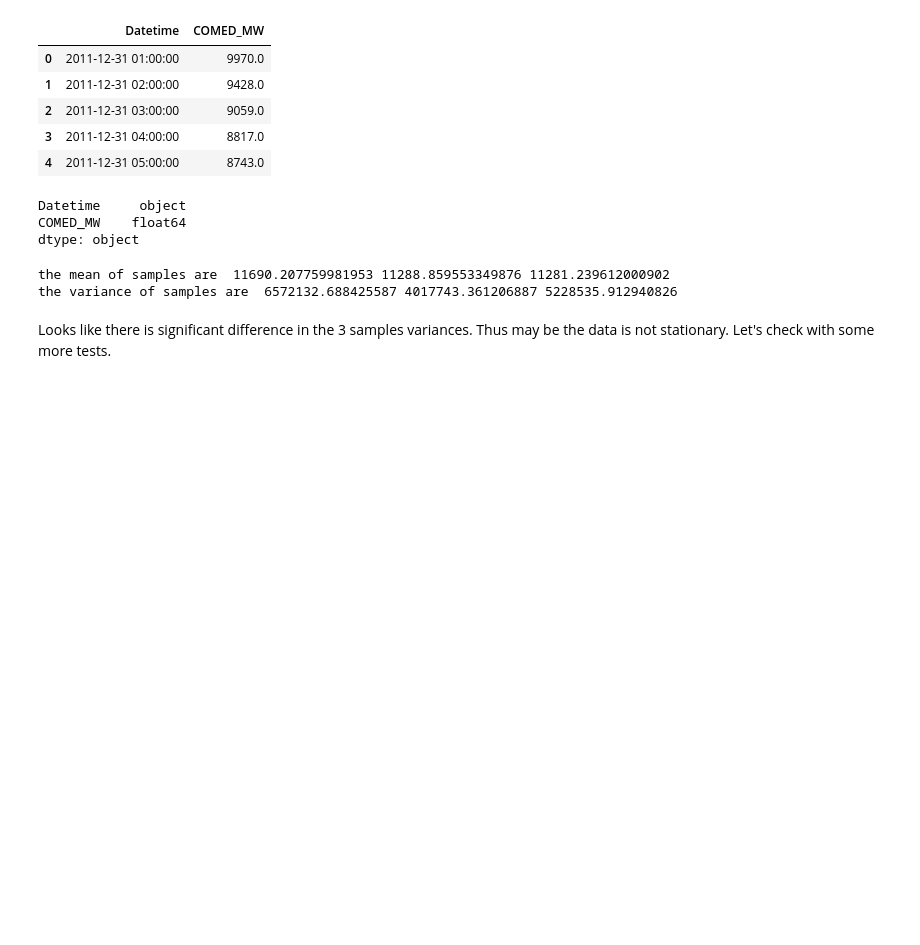
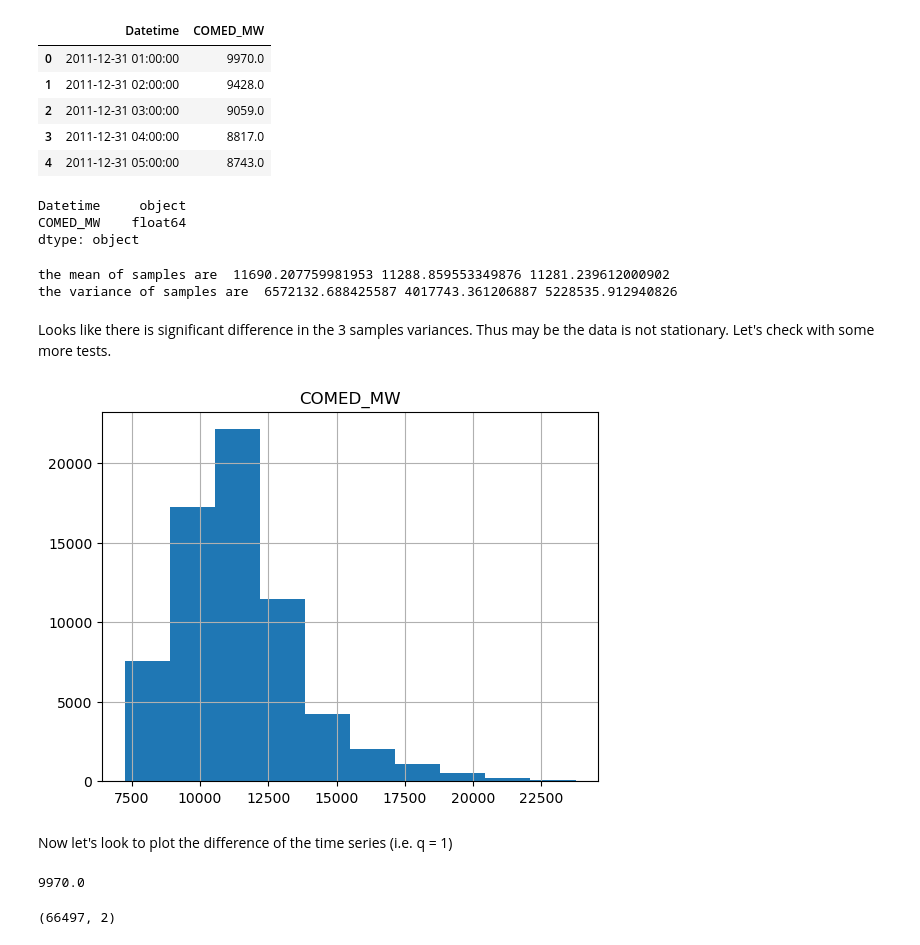
Before and after one commit to mariabaladuggimpudi/ml-practice, a Jupyter notebook: time_series/time_series_exploration.ipynb, the cells around one changed output. Saved outputs shown, nothing was run; the diff lists cells and outputs as text; code cells hidden in the pictures; blank space fills up the shorter version.

Commit message:
Did some visualization

```diff
--- a/time_series/time_series_exploration.ipynb
+++ b/time_series/time_series_exploration.ipynb
@@ -77,18 +77,36 @@ df_comed.dtypes
 Datetime     object
 COMED_MW    float64
 dtype: object
-# %%
-# Getting the length and taking the samle of the data to
-# calculate the mean and variance of sample data (This is the first way to check for stationarity)
-
-time_series_len = df_comed.shape[0]
-sample_legth = time_series_len // 3
-part_1, part_2, part_3 = df_comed['COMED_MW'][0:sample_legth], df_comed['COMED_MW'][(sample_legth):(2*sample_legth)], df_comed['COMED_MW'][(2*sample_legth):(3*sample_legth)]
-print("the mean of samples are ", part_1.mean(), part_2.mean(), part_3.mean())
-print("the variance of samples are ",part_1.var(), part_2.var(), part_3.var())
-# %% [output]
-the mean of samples are  11690.207759981953 11288.859553349876 11281.239612000902
-the variance of samples are  6572132.688425587 4017743.361206887 5228535.912940826
-# %% [markdown]
-Looks like there is significant difference in the 3 samples variances.
-Thus may be the data is not stationary. Let's check with some more tests.
+# %%
+# Getting the length and taking the samle of the data to
+# calculate the mean and variance of sample data (This is the first way to check for stationarity)
+
+time_series_len = df_comed.shape[0]
+sample_legth = time_series_len // 3
+part_1, part_2, part_3 = df_comed['COMED_MW'][0:sample_legth], df_comed['COMED_MW'][(sample_legth):(2*sample_legth)], df_comed['COMED_MW'][(2*sample_legth):(3*sample_legth)]
+print("the mean of samples are ", part_1.mean(), part_2.mean(), part_3.mean())
+print("the variance of samples are ",part_1.var(), part_2.var(), part_3.var())
+# %% [output]
+the mean of samples are  11690.207759981953 11288.859553349876 11281.239612000902
+the variance of samples are  6572132.688425587 4017743.361206887 5228535.912940826
+# %% [markdown]
+Looks like there is significant difference in the 3 samples variances.
+Thus may be the data is not stationary. Let's check with some more tests.
+# %%
+# plotting histogram. This just checks the distribution of the consumption of electricity in MegaWatts. This is not any type of
+# statistical test
+
+df_comed.hist()
+plt.show()
+# %% [output]
+[figure, added]
+# %% [markdown]
+Now let's look to plot the difference of the time series (i.e. q = 1)
+# %%
+df_comed.iloc[0]['COMED_MW']
+# %% [output]
+9970.0
+# %%
+df_comed.shape
+# %% [output]
+(66497, 2)
```
Also changed, not shown: parts of 5 cells of this notebook.
